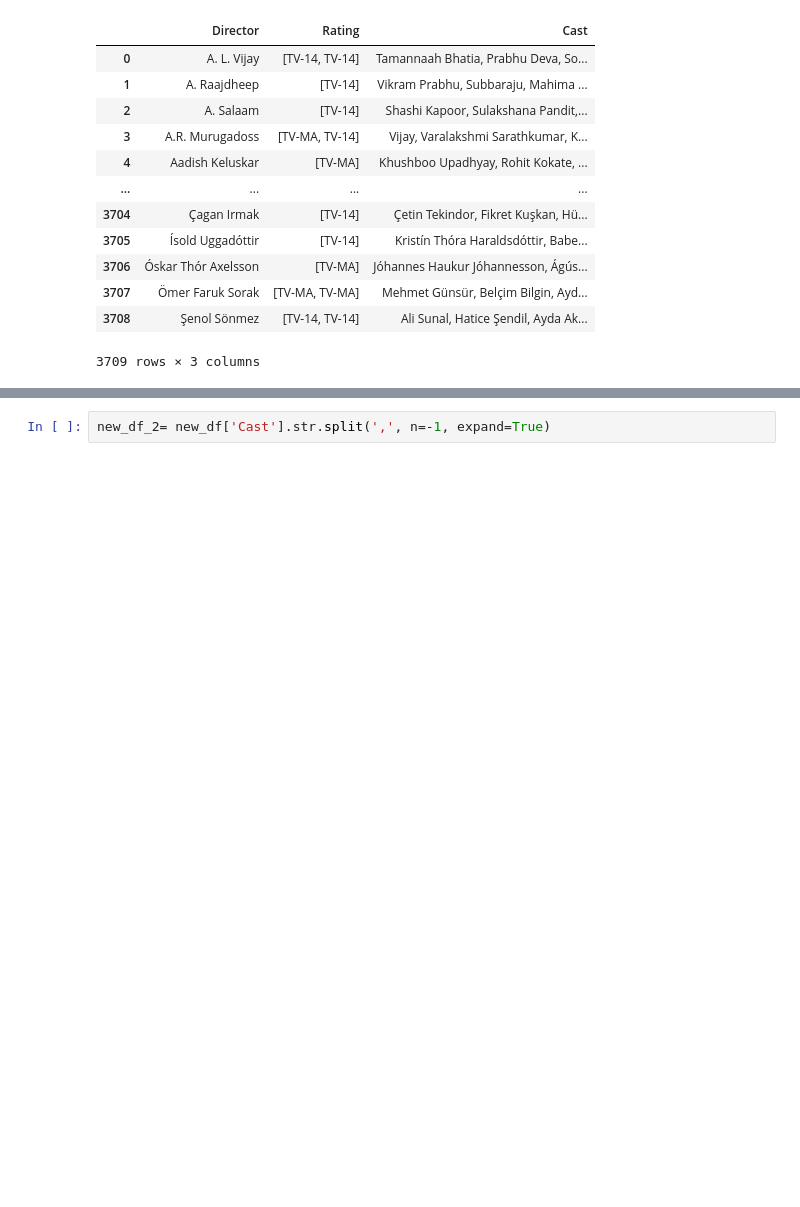
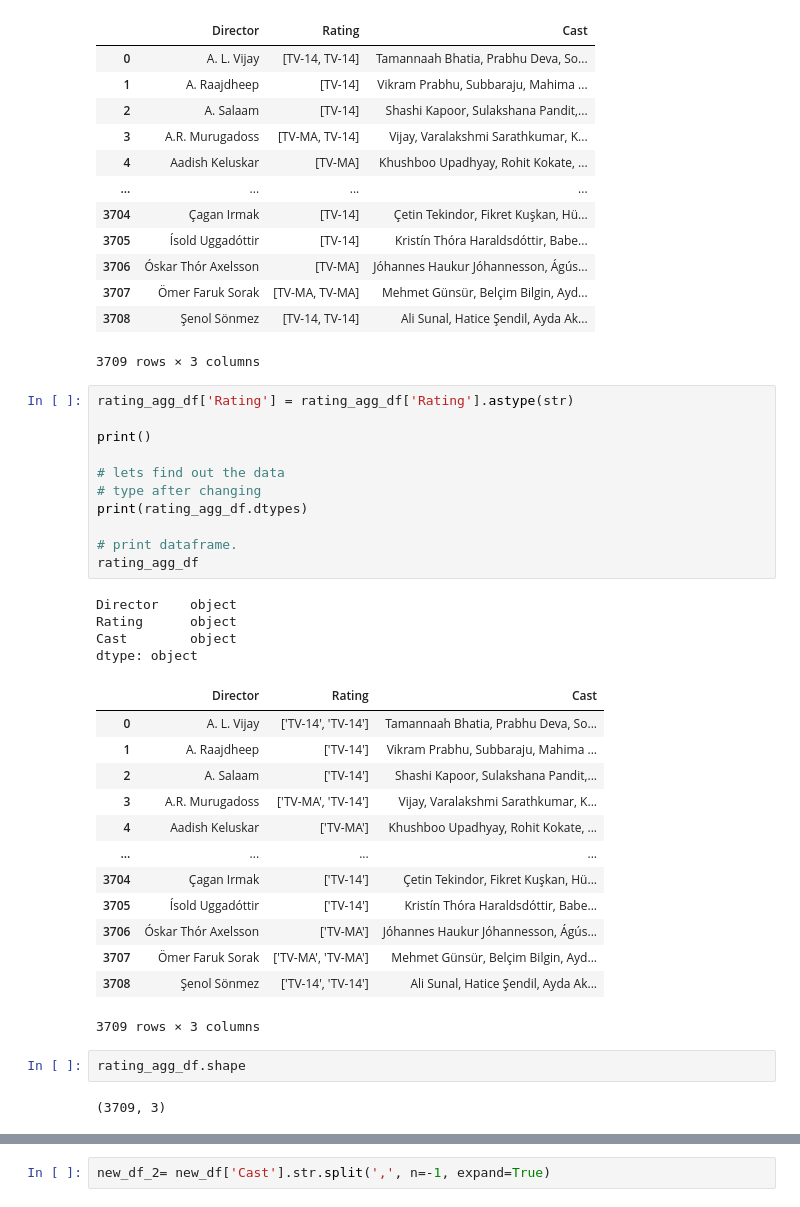
Before and after one commit to Joely0819/project1, a Jupyter notebook: Director Rating Correlation .ipynb, the cells around one changed output, grey strips where cells are left out. Cells and saved outputs as stored; diff of their text form; blank space fills up the shorter version.

```diff
--- a/Director Rating Correlation .ipynb
+++ b/Director Rating Correlation .ipynb
@@ -92,3 +153,36 @@ rating_agg_df
 | 3707 | Ömer Faruk Sorak | [TV-MA, TV-MA] | Mehmet Günsür, Belçim Bilgin, Ayd... |
 | 3708 | Şenol Sönmez | [TV-14, TV-14] | Ali Sunal, Hatice Şendil, Ayda Ak... |
 3709 rows × 3 columns
+# %%
+rating_agg_df['Rating'] = rating_agg_df['Rating'].astype(str)
+
+print()
+
+# lets find out the data
+# type after changing
+print(rating_agg_df.dtypes)
+
+# print dataframe.
+rating_agg_df
+# %% [output]
+Director    object
+Rating      object
+Cast        object
+dtype: object
+|  | Director | Rating | Cast |
+| 0 | A. L. Vijay | ['TV-14', 'TV-14'] | Tamannaah Bhatia, Prabhu Deva, So... |
+| 1 | A. Raajdheep | ['TV-14'] | Vikram Prabhu, Subbaraju, Mahima ... |
+| 2 | A. Salaam | ['TV-14'] | Shashi Kapoor, Sulakshana Pandit,... |
+| 3 | A.R. Murugadoss | ['TV-MA', 'TV-14'] | Vijay, Varalakshmi Sarathkumar, K... |
+| 4 | Aadish Keluskar | ['TV-MA'] | Khushboo Upadhyay, Rohit Kokate, ... |
+| ... | ... | ... | ... |
+| 3704 | Çagan Irmak | ['TV-14'] | Çetin Tekindor, Fikret Kuşkan, Hü... |
+| 3705 | Ísold Uggadóttir | ['TV-14'] | Kristín Thóra Haraldsdóttir, Babe... |
+| 3706 | Óskar Thór Axelsson | ['TV-MA'] | Jóhannes Haukur Jóhannesson, Ágús... |
+| 3707 | Ömer Faruk Sorak | ['TV-MA', 'TV-MA'] | Mehmet Günsür, Belçim Bilgin, Ayd... |
+| 3708 | Şenol Sönmez | ['TV-14', 'TV-14'] | Ali Sunal, Hatice Şendil, Ayda Ak... |
+3709 rows × 3 columns
+# %%
+rating_agg_df.shape
+# %% [output]
+(3709, 3)
```
Also changed, not shown: parts of 10 cells of this notebook.
